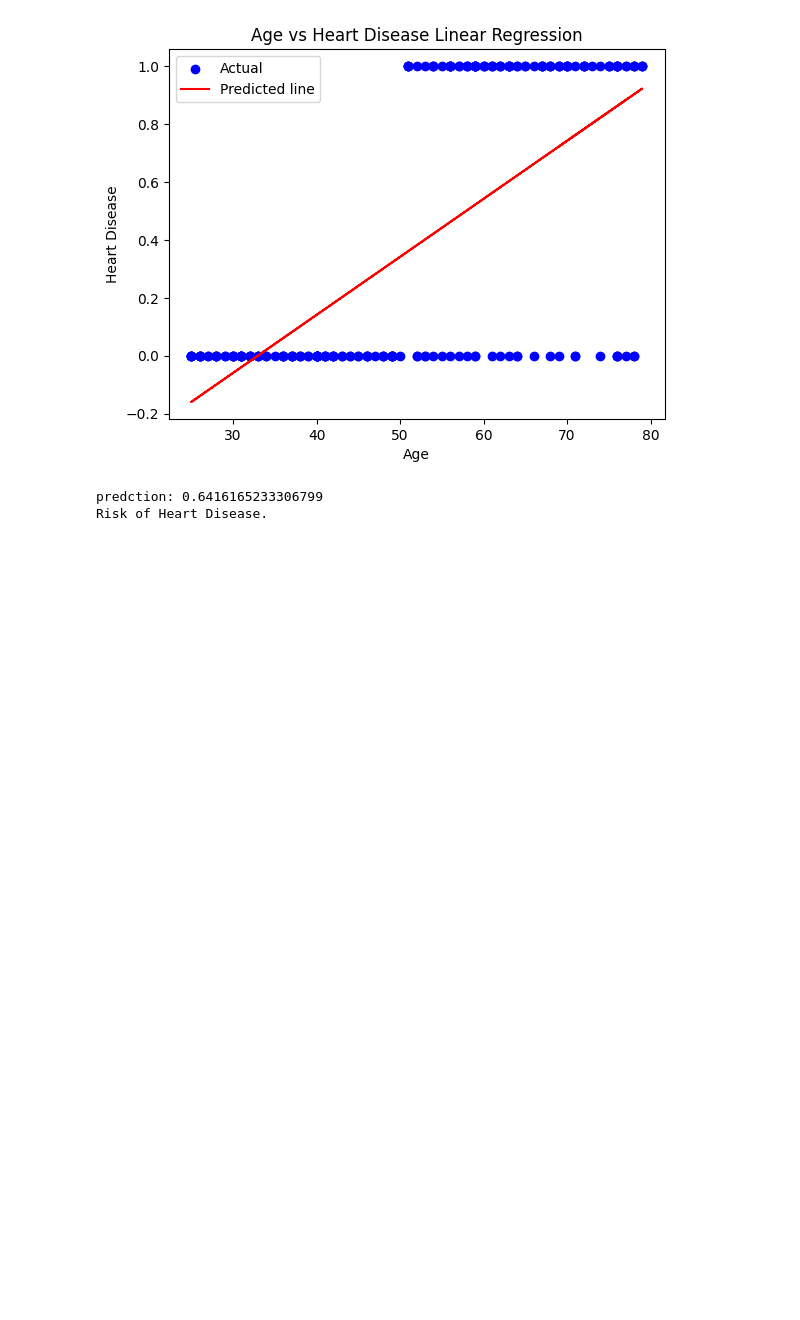
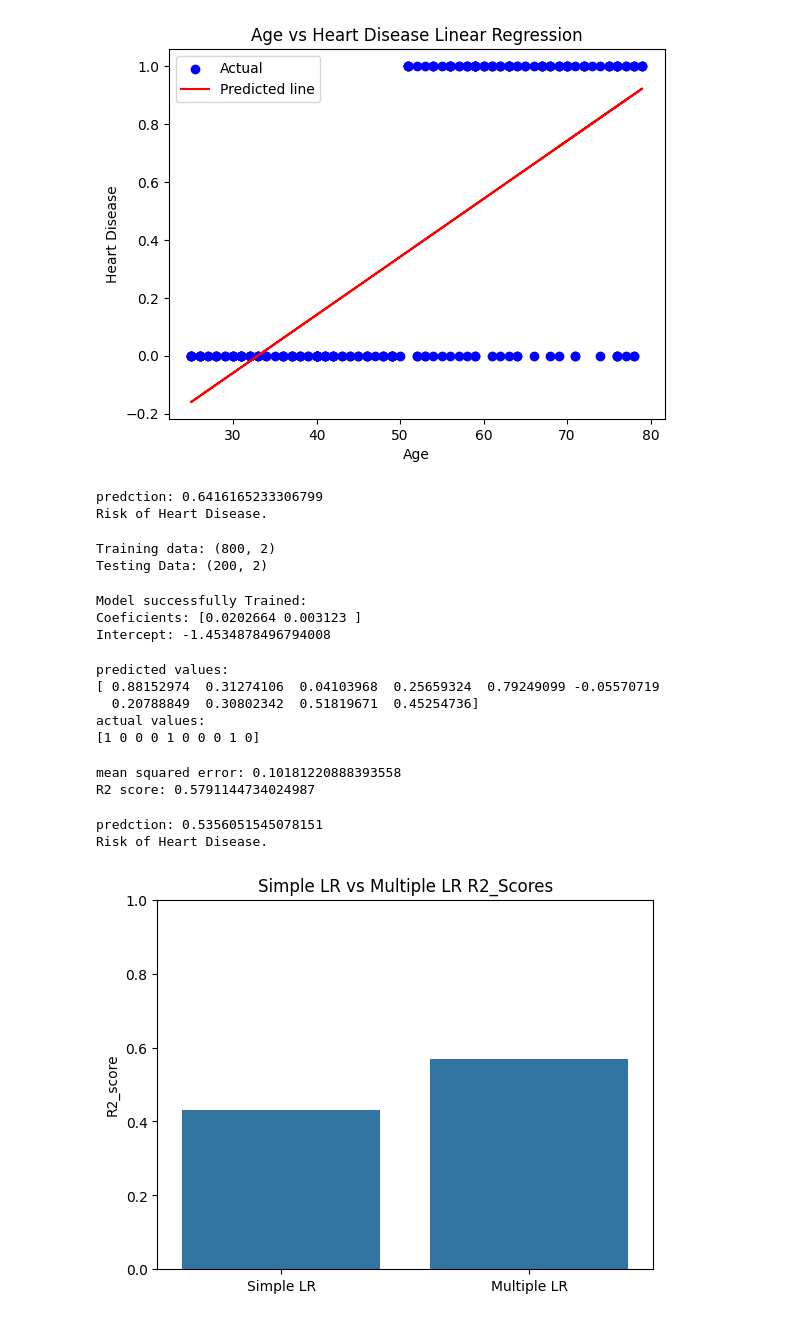
Before and after one commit to MonamAbbasi/Heart-Disease-Prediction-Project, a Jupyter notebook: heart_disease_project/heart_disease.ipynb, the cells around one changed output. Saved outputs shown, nothing was run; the diff lists cells and outputs as text; code cells hidden in the pictures; blank space fills up the shorter version.

Commit message:
Added Multiple Linear Regresion

```diff
--- a/heart_disease_project/heart_disease.ipynb
+++ b/heart_disease_project/heart_disease.ipynb
@@ -230,3 +230,68 @@ else:
 # %% [output]
 predction: 0.6416165233306799
 Risk of Heart Disease.
+# %%
+# Train test split
+x_train_m,x_test_m,y_train_m,y_test_m=train_test_split(x_multiple,y,test_size=0.2,random_state=42)
+print('Training data:',x_train_m.shape)
+print('Testing Data:',x_test_m.shape)
+# %% [output]
+Training data: (800, 2)
+Testing Data: (200, 2)
+# %%
+# Model Training
+model_multi=LinearRegression()
+model_multi.fit(x_train_m,y_train_m)
+print('Model successfully Trained:')
+print('Coeficients:',model_multi.coef_)
+print('Intercept:',model_multi.intercept_)
+# %% [output]
+Model successfully Trained:
+Coeficients: [0.0202664 0.003123 ]
+Intercept: -1.4534878496794008
+# %%
+y_pred_multi=model_multi.predict(x_test_m)
+# first 10 predicted vs actual values
+print('predicted values:')
+print(y_pred_multi[0:10])
+print('actual values:')
+print(y_test_m.values[0:10])
+# %% [output]
+predicted values:
+[ 0.88152974  0.31274106  0.04103968  0.25659324  0.79249099 -0.05570719
+  0.20788849  0.30802342  0.51819671  0.45254736]
+actual values:
+[1 0 0 0 1 0 0 0 1 0]
+# %%
+# checking model acuracy
+mse=mean_squared_error(y_test_m,y_pred_multi)
+r2=r2_score(y_test_m,y_pred_multi)
+print('mean squared error:',mse)
+print('R2 score:',r2)
+# %% [output]
+mean squared error: 0.10181220888393558
+R2 score: 0.5791144734024987
+# %%
+# new patient prediction
+new_patient_multi=pd.DataFrame([[55,280]],columns=['Age','Cholesterol'])
+prediction_m=model_multi.predict(new_patient_multi)
+print('predction:',prediction_m[0])
+if prediction_m[0]>=0.5:
+    print('Risk of Heart Disease.')
+else:
+    print('No Heaart Disease risk.')
+# %% [output]
+predction: 0.5356051545078151
+Risk of Heart Disease.
+# %%
+# simple linear regression vs multiple linear regression comparison
+model=['Simple LR','Multiple LR']
+r2_scores=[0.43,0.57]
+plt.Figure(figsize=(8,5))
+sns.barplot(x=model,y=r2_scores)
+plt.title('Simple LR vs Multiple LR R2_Scores')
+plt.ylabel('R2_score')
+plt.ylim(0,1)
+plt.show()
+# %% [output]
+[figure, added]
```
Also changed, not shown: parts of 1 cell of this notebook.
